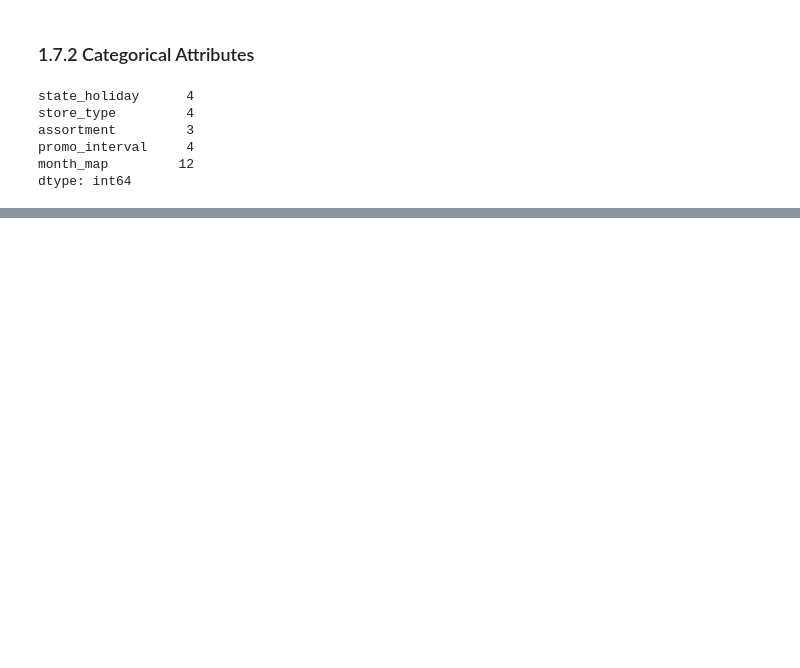
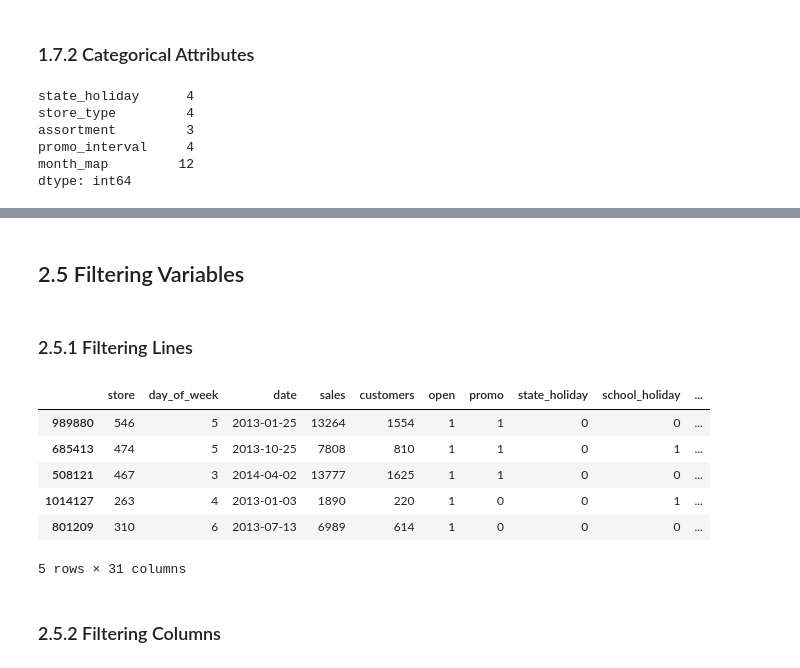
Before and after one commit to mendesdata/rossmann_store_sales, a Jupyter notebook: notebooks/rossmann.ipynb, the cells around one changed output, grey strips where cells are left out. Cells and saved outputs as stored; diff of their text form; code cells hidden in the pictures; blank space fills up the shorter version.

```diff
--- a/notebooks/rossmann.ipynb
+++ b/notebooks/rossmann.ipynb
@@ -278,0 +403,5 @@ sns.boxplot( x='assortment', y='sales', data=df1_aux )
+# %%
+df2['competition_since']      = df2.apply( lambda x: datetime.datetime( year=x['competition_open_since_year'], month=x['competition_open_since_month'], day=1 ), axis=1 )
+df2['competition_time_month'] = df2.apply( lambda x: ( ( x['date'] - x['competition_since'] ) / 30 ).days, axis=1 ).astype( int )
+
+df2[['date', 'competition_open_since_year', 'competition_open_since_month', 'competition_since', 'competition_time_month']].sample(5)
@@ -278,0 +417,6 @@ sns.boxplot( x='assortment', y='sales', data=df1_aux )
+# %%
+df2['promo2_since']     = df2['promo2_since_year'].astype( str ) + '-' + df2['promo2_since_week'].astype( str )
+df2['promo2_since']     = df2['promo2_since'].apply( lambda x: datetime.datetime.strptime( x +'-1', '%Y-%W-%w' ) - datetime.timedelta( days=7 ) )
+df2['promo2_time_week'] = df2.apply( lambda x: ( ( x['date'] - x['promo2_since'] ) / 7 ).days, axis=1 ).astype( int )
+
+df2[['promo2_since_year', 'promo2_since_week', 'promo2_since', 'date', 'promo2_time_week']].sample(5)
@@ -278,0 +432,4 @@ sns.boxplot( x='assortment', y='sales', data=df1_aux )
+# %%
+#  describes an assortment level: a = basic, b = extra, c = extended
+df2['assortment'] = df2['assortment'].apply( lambda x: 'basic' if x == 'a' else 'extra' if x =='b' else 'extended' )
+df2['assortment'].sample(5)
@@ -278,0 +445,7 @@ sns.boxplot( x='assortment', y='sales', data=df1_aux )
+# %%
+#StateHoliday - indicates a state holiday.
+#Normally all stores, with few exceptions, are closed on state holidays. Note that all schools are closed on public holidays and weekends.
+#a = public holiday, b = Easter holiday, c = Christmas, 0 = None
+
+df2['state_holiday'] = df2['state_holiday'].apply( lambda x: 'public holiday' if x == 'a' else 'Easter holiday' if x == 'b' else 'Christmas' if x == 'c' else 'None' )
+df2['state_holiday'].sample(5)
@@ -278,0 +459,18 @@ sns.boxplot( x='assortment', y='sales', data=df1_aux )
+# %% [markdown]
+## 2.5 Filtering Variables
+# %% [markdown]
+### 2.5.1 Filtering Lines
+# %%
+# remove lines where there are no sales
+df2 = df2[ ( df2['open'] != 0 ) & ( df2['sales'] > 0 ) ]
+df2.sample(5)
+# %% [output]
+|  | store | day_of_week | date | sales | customers | open | promo | state_holiday | school_holiday | ... |
+| 989880 | 546 | 5 | 2013-01-25 | 13264 | 1554 | 1 | 1 | 0 | 0 | ... |
+| 685413 | 474 | 5 | 2013-10-25 | 7808 | 810 | 1 | 1 | 0 | 1 | ... |
+| 508121 | 467 | 3 | 2014-04-02 | 13777 | 1625 | 1 | 1 | 0 | 0 | ... |
+| 1014127 | 263 | 4 | 2013-01-03 | 1890 | 220 | 1 | 0 | 0 | 1 | ... |
+| 801209 | 310 | 6 | 2013-07-13 | 6989 | 614 | 1 | 0 | 0 | 0 | ... |
+5 rows × 31 columns
+# %% [markdown]
+### 2.5.2 Filtering Columns
```
Also changed, not shown: parts of 34 cells of this notebook, 1 other file.
